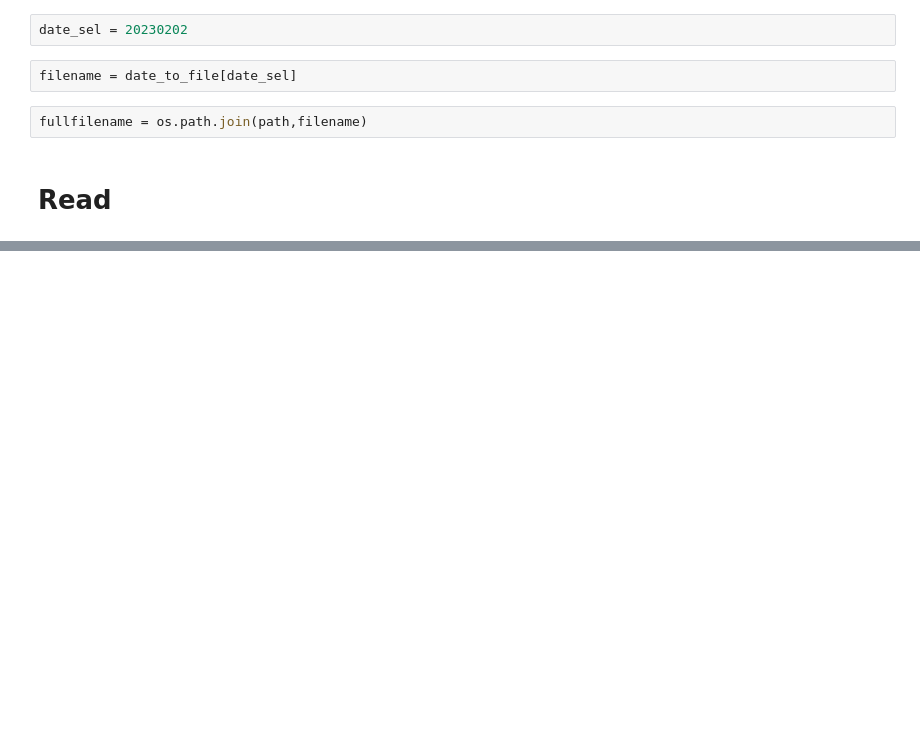
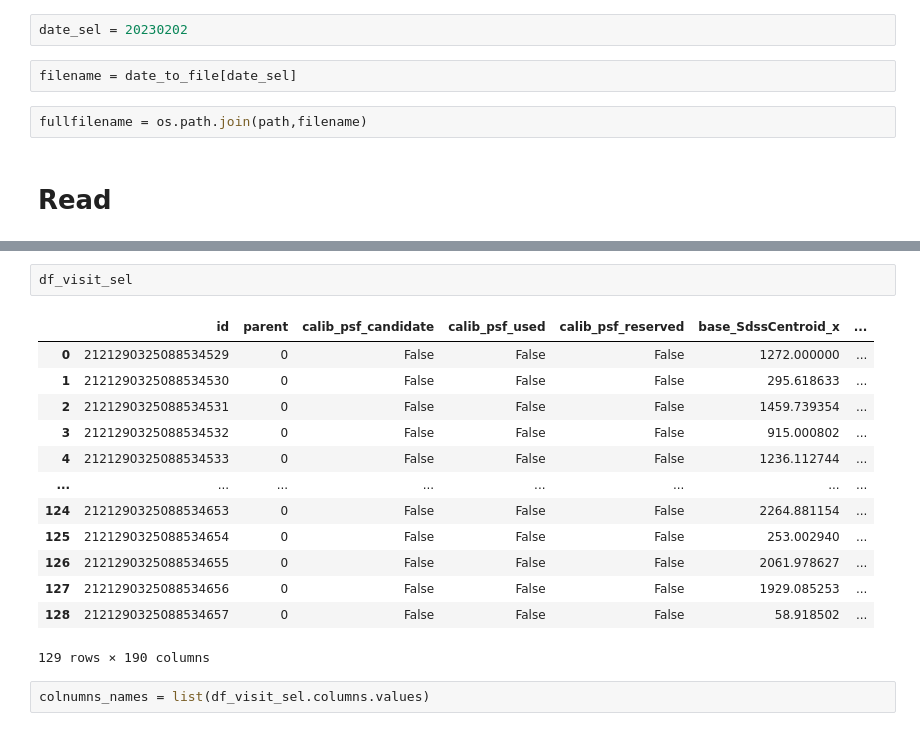
Before and after one commit to sylvielsstfr/AuxTelComm, a Jupyter notebook: notebooks_usdf/ExtractSources/ana/ana_icSrc.ipynb, the cells around one changed output, grey strips where cells are left out. Drawn from its saved outputs; the diff is of its cells as text; blank space fills up the shorter version.

```diff
--- a/notebooks_usdf/ExtractSources/ana/ana_icSrc.ipynb
+++ b/notebooks_usdf/ExtractSources/ana/ana_icSrc.ipynb
@@ -108,0 +121,18 @@ plt.show()
+# %%
+df_visit_sel
+# %% [output]
+|  | id | parent | calib_psf_candidate | calib_psf_used | calib_psf_reserved | base_SdssCentroid_x | ... |
+| 0 | 2121290325088534529 | 0 | False | False | False | 1272.000000 | ... |
+| 1 | 2121290325088534530 | 0 | False | False | False | 295.618633 | ... |
+| 2 | 2121290325088534531 | 0 | False | False | False | 1459.739354 | ... |
+| 3 | 2121290325088534532 | 0 | False | False | False | 915.000802 | ... |
+| 4 | 2121290325088534533 | 0 | False | False | False | 1236.112744 | ... |
+| ... | ... | ... | ... | ... | ... | ... | ... |
+| 124 | 2121290325088534653 | 0 | False | False | False | 2264.881154 | ... |
+| 125 | 2121290325088534654 | 0 | False | False | False | 253.002940 | ... |
+| 126 | 2121290325088534655 | 0 | False | False | False | 2061.978627 | ... |
+| 127 | 2121290325088534656 | 0 | False | False | False | 1929.085253 | ... |
+| 128 | 2121290325088534657 | 0 | False | False | False | 58.918502 | ... |
+129 rows × 190 columns
+# %%
+colnumns_names = list(df_visit_sel.columns.values)
```
Also changed, not shown: parts of 14 cells of this notebook, 1 other file.
